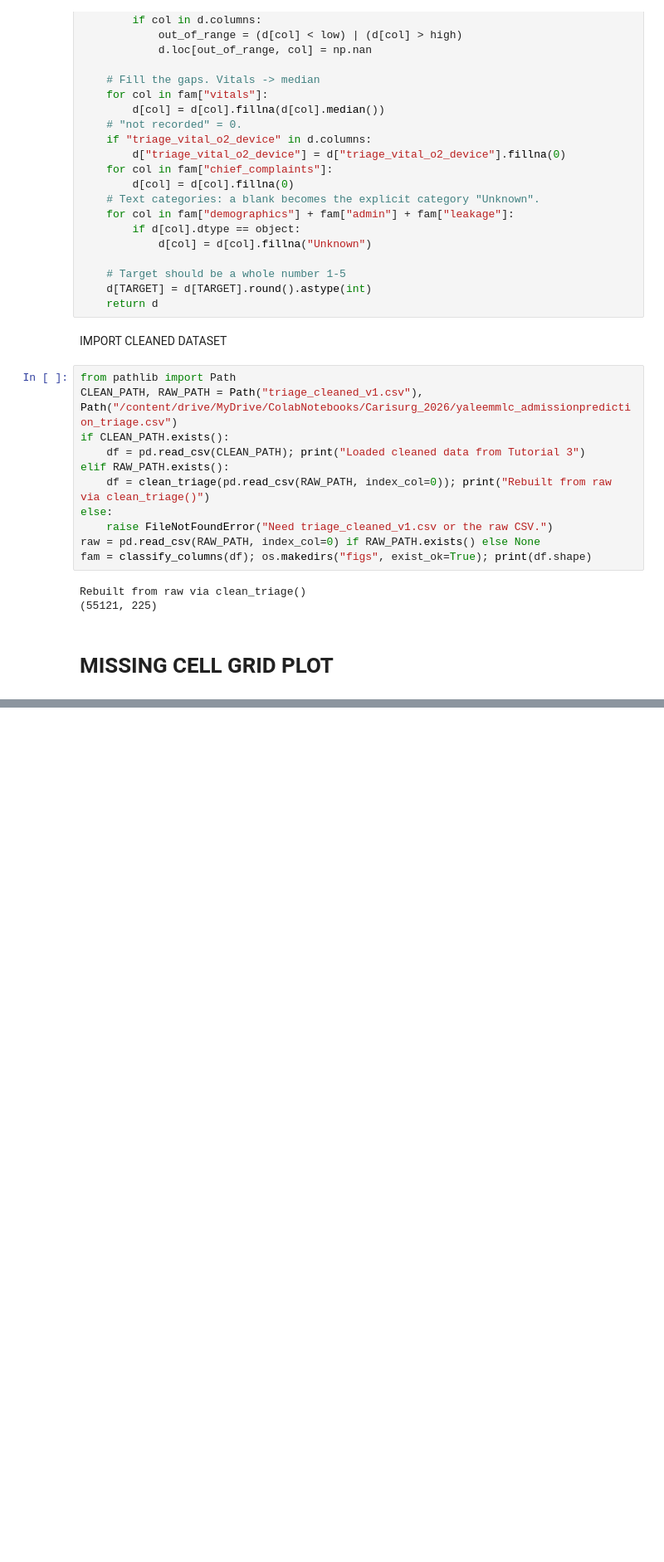
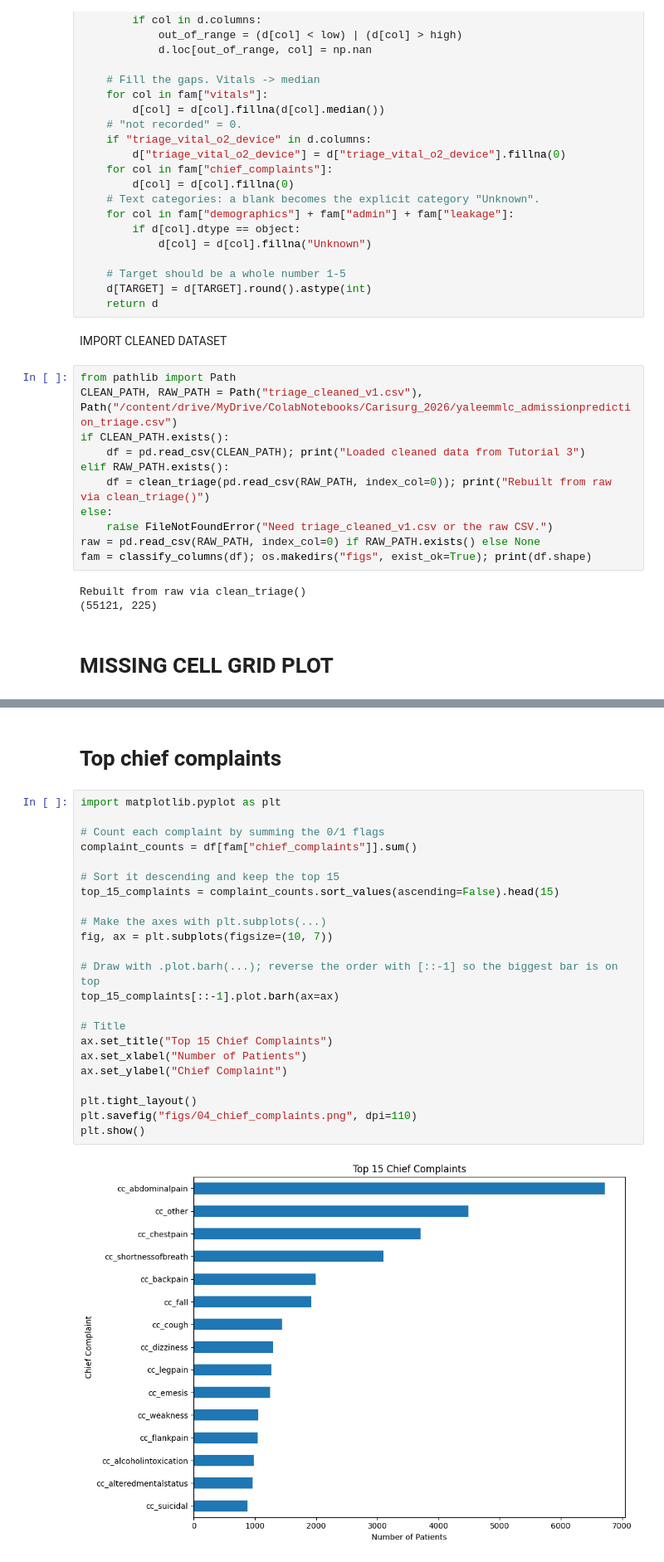
Before and after one commit to Colosolizer/carisurg-portfolio, a Jupyter notebook: notebooks/Week_5_Assignment_SekouRuddock.ipynb, the cells around one changed output, grey strips where cells are left out. Shown at 83% size. Cells and saved outputs as stored; diff of their text form; blank space fills up the shorter version.

```diff
--- a/notebooks/Week_5_Assignment_SekouRuddock.ipynb
+++ b/notebooks/Week_5_Assignment_SekouRuddock.ipynb
@@ -648,0 +686,27 @@ plt.show()
+# %% [markdown]
+# Top chief complaints
+# %%
+import matplotlib.pyplot as plt
+
+# Count each complaint by summing the 0/1 flags
+complaint_counts = df[fam["chief_complaints"]].sum()
+
+# Sort it descending and keep the top 15
+top_15_complaints = complaint_counts.sort_values(ascending=False).head(15)
+
+# Make the axes with plt.subplots(...)
+fig, ax = plt.subplots(figsize=(10, 7))
+
+# Draw with .plot.barh(...); reverse the order with [::-1] so the biggest bar is on top
+top_15_complaints[::-1].plot.barh(ax=ax)
+
+# Title
+ax.set_title("Top 15 Chief Complaints")
+ax.set_xlabel("Number of Patients")
+ax.set_ylabel("Chief Complaint")
+
+plt.tight_layout()
+plt.savefig("figs/04_chief_complaints.png", dpi=110)
+plt.show()
+# %% [output]
+[figure, added]
```
Also changed, not shown: parts of 11 cells of this notebook.
